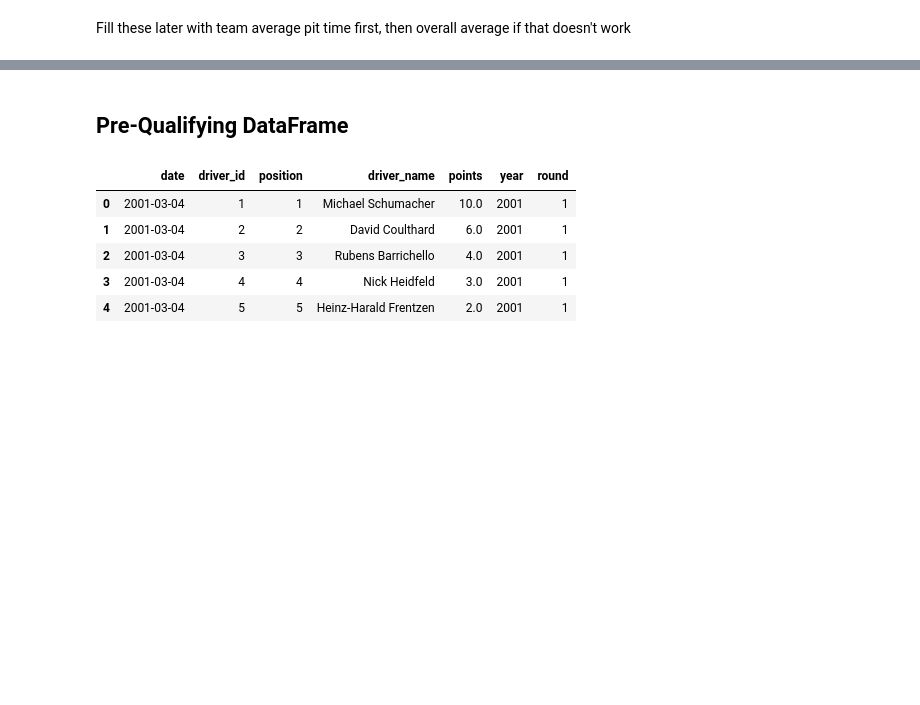
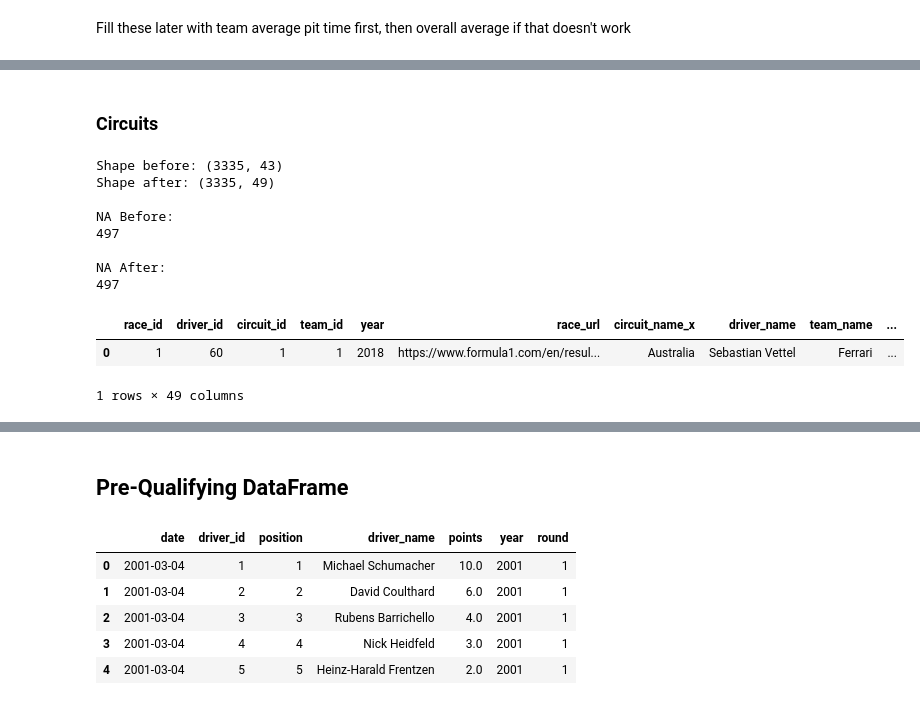
Before and after one commit to JackRWilson/Formula-1-Predictions-Project, a Jupyter notebook: notebooks/data_cleaning.ipynb, the cells around one changed output, grey strips where cells are left out. Saved outputs shown, nothing was run; the diff lists cells and outputs as text; code cells hidden in the pictures; blank space fills up the shorter version.

```diff
--- a/notebooks/data_cleaning.ipynb
+++ b/notebooks/data_cleaning.ipynb
@@ -1975,0 +1998,10 @@ f1_data_m3[f1_data_m3['avg_pit_time_last_5'].isna()].head()
+# %%
+print(f'Shape before: {f1_data_m3.shape}')
+na = f1_data_m3.isna().sum().sum()
+
+f1_data_m4 = f1_data_m3.merge(flags, on=['race_id', 'circuit_id'], how='left')
+
+print(f'Shape after: {f1_data_m4.shape}')
+print(f'\nNA Before:\n{na}')
+print(f'\nNA After:\n{f1_data_m4.isna().sum().sum()}')
+display(f1_data_m4.head(1))
@@ -1975,0 +2020,24 @@ f1_data_m3[f1_data_m3['avg_pit_time_last_5'].isna()].head()
+# %% [markdown]
+### Circuits
+# %%
+print(f'Shape before: {f1_data_m4.shape}')
+na = f1_data_m4.isna().sum().sum()
+
+f1_data_m5 = f1_data_m4.merge(circuits, on='circuit_id', how='left')
+
+print(f'Shape after: {f1_data_m5.shape}')
+print(f'\nNA Before:\n{na}')
+print(f'\nNA After:\n{f1_data_m5.isna().sum().sum()}')
+display(f1_data_m5.head(1))
+# %% [output]
+Shape before: (3335, 43)
+Shape after: (3335, 49)
+
+NA Before:
+497
+
+NA After:
+497
+|  | race_id | driver_id | circuit_id | team_id | year | race_url | circuit_name_x | driver_name | team_name | ... |
+| 0 | 1 | 60 | 1 | 1 | 2018 | https://www.formula1.com/en/resul... | Australia | Sebastian Vettel | Ferrari | ... |
+1 rows × 49 columns
```
Also changed, not shown: parts of 12 cells of this notebook, 1 other file.
